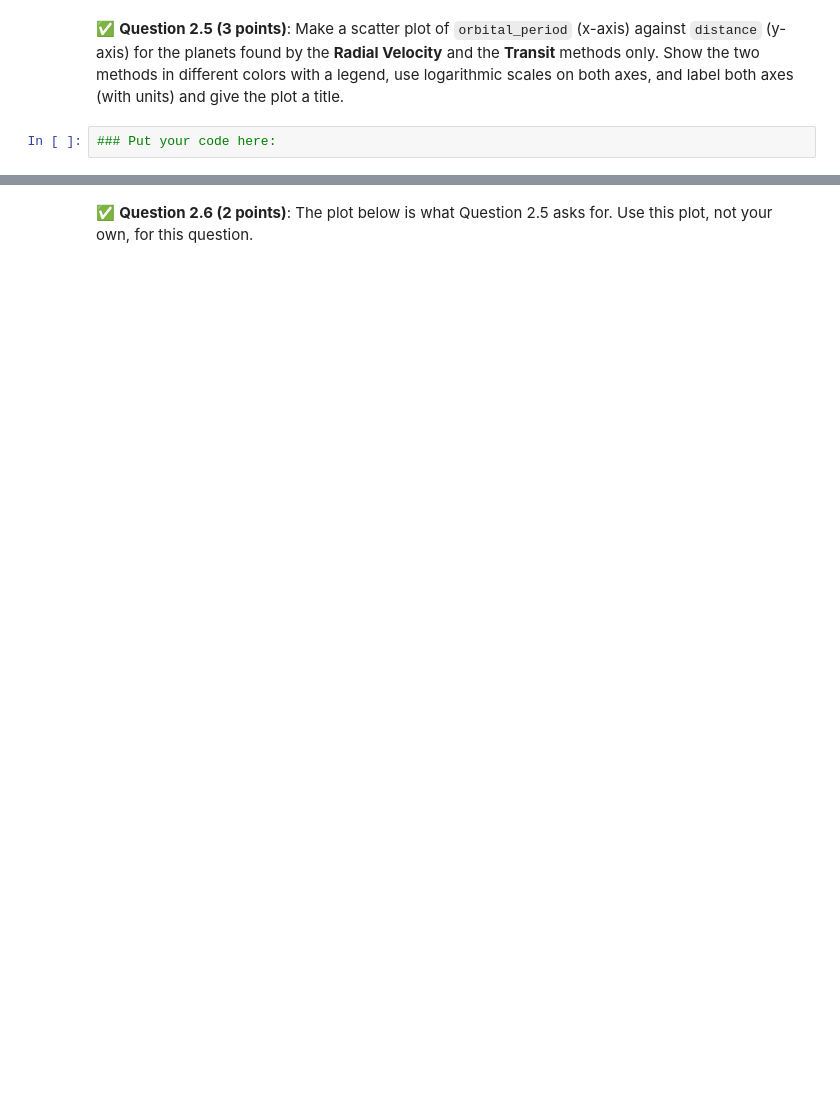
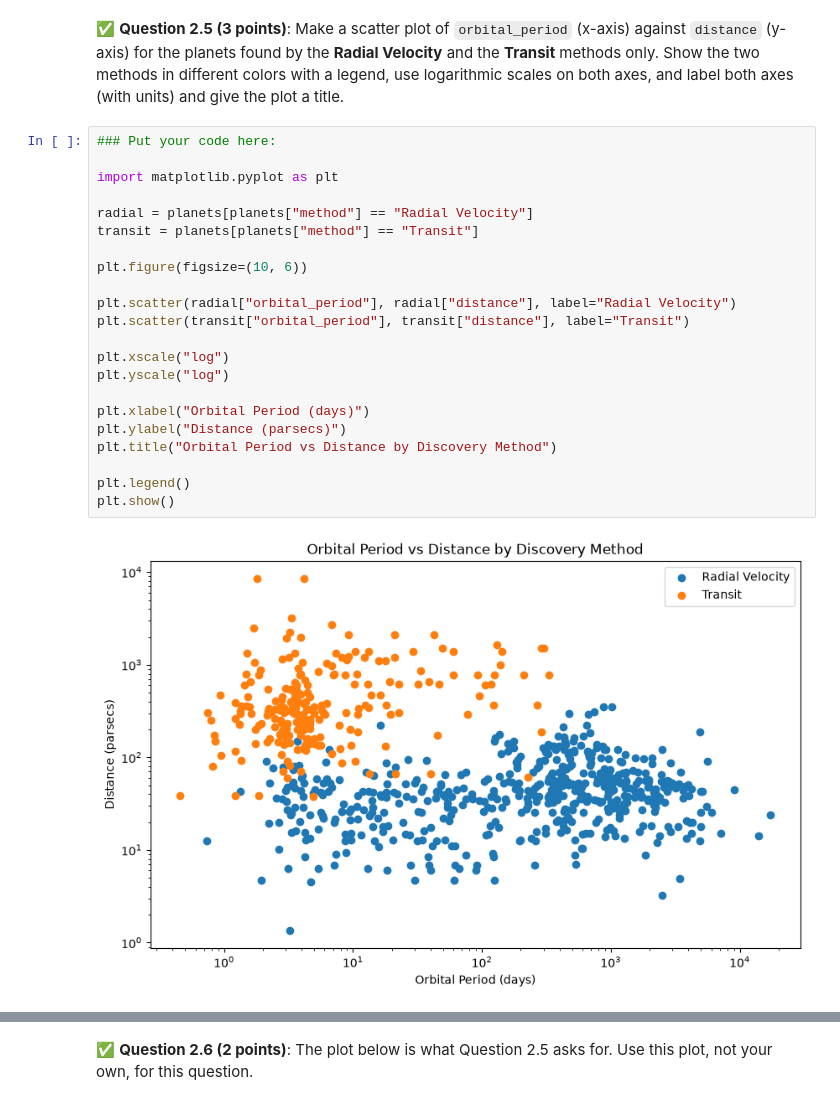
Before and after one commit to Daniel-Crawley/CMSE202-f26-turnin, a Jupyter notebook: midterm/CMSE202-Midterm-Section001-STUDENT-F26_GS.ipynb, the cells around one changed output, grey strips where cells are left out. Cells and saved outputs as stored; diff of their text form; blank space fills up the shorter version.

```diff
--- a/midterm/CMSE202-Midterm-Section001-STUDENT-F26_GS.ipynb
+++ b/midterm/CMSE202-Midterm-Section001-STUDENT-F26_GS.ipynb
@@ -143,8 +189,30 @@ _Put your sentence here_
 <!-- BEGIN QUESTION -->
 
 &#9989; **Question 2.5 (3 points)**: Make a scatter plot of `orbital_period` (x-axis) against `distance` (y-axis) for the planets found by the **Radial Velocity** and the **Transit** methods only. Show the two methods in different colors with a legend, use logarithmic scales on both axes, and label both axes (with units) and give the plot a title.
-# %%
-### Put your code here:
+# %%
+### Put your code here:
+
+import matplotlib.pyplot as plt
+
+radial = planets[planets["method"] == "Radial Velocity"]
+transit = planets[planets["method"] == "Transit"]
+
+plt.figure(figsize=(10, 6))
+
+plt.scatter(radial["orbital_period"], radial["distance"], label="Radial Velocity")
+plt.scatter(transit["orbital_period"], transit["distance"], label="Transit")
+
+plt.xscale("log")
+plt.yscale("log")
+
+plt.xlabel("Orbital Period (days)")
+plt.ylabel("Distance (parsecs)")
+plt.title("Orbital Period vs Distance by Discovery Method")
+
+plt.legend()
+plt.show()
+# %% [output]
+[figure, added]
 # %% [markdown]
 <!-- END QUESTION -->
 <!-- DO NOT MODIFY OR DELETE THIS CELL -->
```
Also changed, not shown: parts of 33 cells of this notebook.
